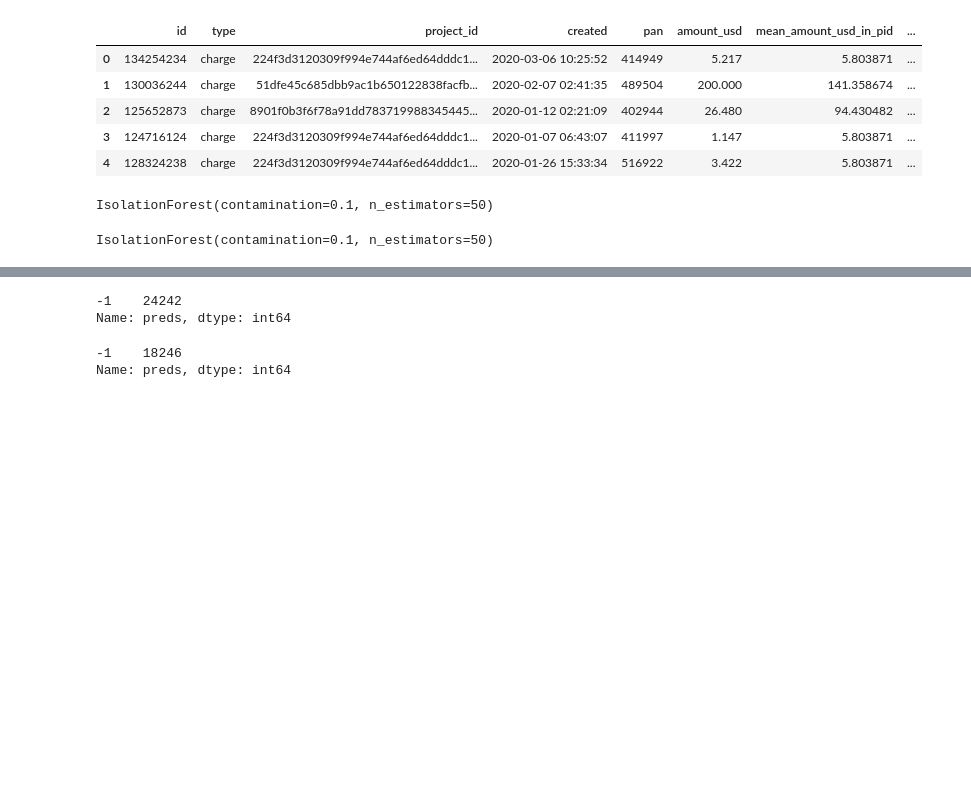
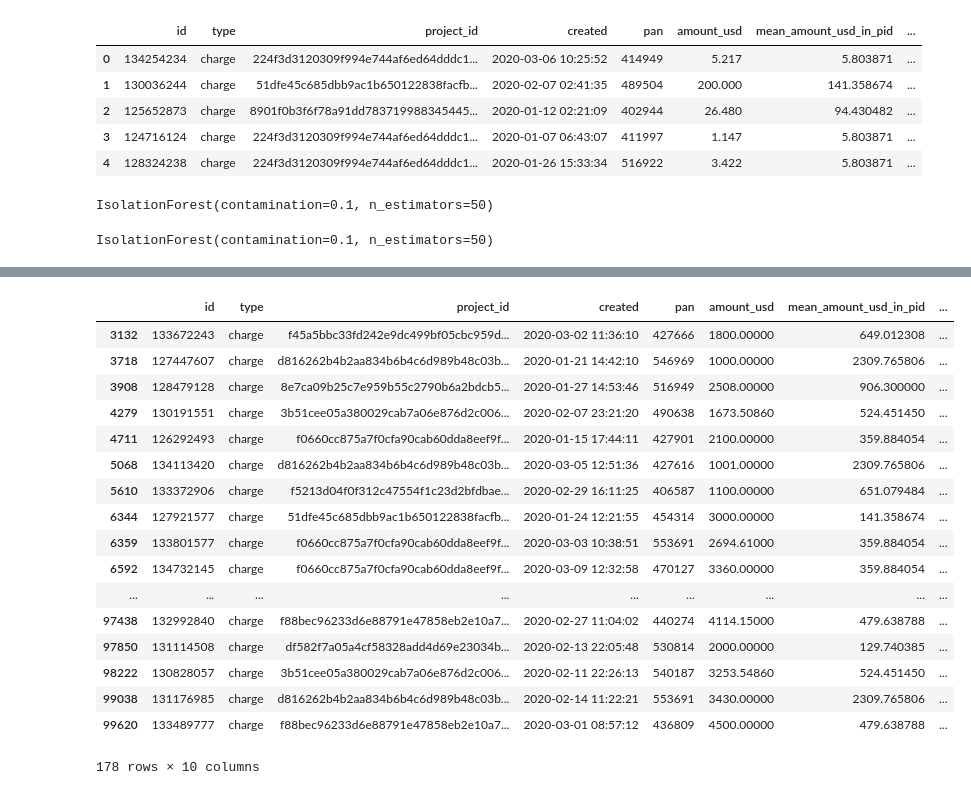
Before and after one commit to Shugarev/analyzer_prediction, a Jupyter notebook: isolation_forest.ipynb, the cells around one changed output, grey strips where cells are left out. Drawn from its saved outputs; the diff is of its cells as text; code cells hidden in the pictures; blank space fills up the shorter version.

Commit message:
Add Statistic functions with test, and isolation forest algorithm.

```diff
--- a/isolation_forest.ipynb
+++ b/isolation_forest.ipynb
@@ -122,3 +118,0 @@ preds_test = clf.fit_predict(test_d)
-# %%
-teach['preds'] = preds_teach
-test['preds'] = preds_test
@@ -128,10 +118,0 @@ test_anomaly = test[test.preds == -1]
-# %%
-teach_anomaly.preds.value_counts()
-# %% [output]
--1    24242
-Name: preds, dtype: int64
-# %%
-test_anomaly.preds.value_counts()
-# %% [output]
--1    18246
-Name: preds, dtype: int64
@@ -137,0 +122,2 @@ Name: preds, dtype: int64
+# %%
+teach_neg_3 = teach[teach.score < -0.3]
@@ -137,0 +126,21 @@ Name: preds, dtype: int64
+# %%
+teach_neg_3
+# %% [output]
+|  | id | type | project_id | created | pan | amount_usd | mean_amount_usd_in_pid | ... |
+| 3132 | 133672243 | charge | f45a5bbc33fd242e9dc499bf05cbc959d... | 2020-03-02 11:36:10 | 427666 | 1800.00000 | 649.012308 | ... |
+| 3718 | 127447607 | charge | d816262b4b2aa834b6b4c6d989b48c03b... | 2020-01-21 14:42:10 | 546969 | 1000.00000 | 2309.765806 | ... |
+| 3908 | 128479128 | charge | 8e7ca09b25c7e959b55c2790b6a2bdcb5... | 2020-01-27 14:53:46 | 516949 | 2508.00000 | 906.300000 | ... |
+| 4279 | 130191551 | charge | 3b51cee05a380029cab7a06e876d2c006... | 2020-02-07 23:21:20 | 490638 | 1673.50860 | 524.451450 | ... |
+| 4711 | 126292493 | charge | f0660cc875a7f0cfa90cab60dda8eef9f... | 2020-01-15 17:44:11 | 427901 | 2100.00000 | 359.884054 | ... |
+| 5068 | 134113420 | charge | d816262b4b2aa834b6b4c6d989b48c03b... | 2020-03-05 12:51:36 | 427616 | 1001.00000 | 2309.765806 | ... |
+| 5610 | 133372906 | charge | f5213d04f0f312c47554f1c23d2bfdbae... | 2020-02-29 16:11:25 | 406587 | 1100.00000 | 651.079484 | ... |
+| 6344 | 127921577 | charge | 51dfe45c685dbb9ac1b650122838facfb... | 2020-01-24 12:21:55 | 454314 | 3000.00000 | 141.358674 | ... |
+| 6359 | 133801577 | charge | f0660cc875a7f0cfa90cab60dda8eef9f... | 2020-03-03 10:38:51 | 553691 | 2694.61000 | 359.884054 | ... |
+| 6592 | 134732145 | charge | f0660cc875a7f0cfa90cab60dda8eef9f... | 2020-03-09 12:32:58 | 470127 | 3360.00000 | 359.884054 | ... |
+| ... | ... | ... | ... | ... | ... | ... | ... | ... |
+| 97438 | 132992840 | charge | f88bec96233d6e88791e47858eb2e10a7... | 2020-02-27 11:04:02 | 440274 | 4114.15000 | 479.638788 | ... |
+| 97850 | 131114508 | charge | df582f7a05a4cf58328add4d69e23034b... | 2020-02-13 22:05:48 | 530814 | 2000.00000 | 129.740385 | ... |
+| 98222 | 130828057 | charge | 3b51cee05a380029cab7a06e876d2c006... | 2020-02-11 22:26:13 | 540187 | 3253.54860 | 524.451450 | ... |
+| 99038 | 131176985 | charge | d816262b4b2aa834b6b4c6d989b48c03b... | 2020-02-14 11:22:21 | 553691 | 3430.00000 | 2309.765806 | ... |
+| 99620 | 133489777 | charge | f88bec96233d6e88791e47858eb2e10a7... | 2020-03-01 08:57:12 | 436809 | 4500.00000 | 479.638788 | ... |
+178 rows × 10 columns
```
Also changed, not shown: parts of 8 cells of this notebook, 3 other files.
